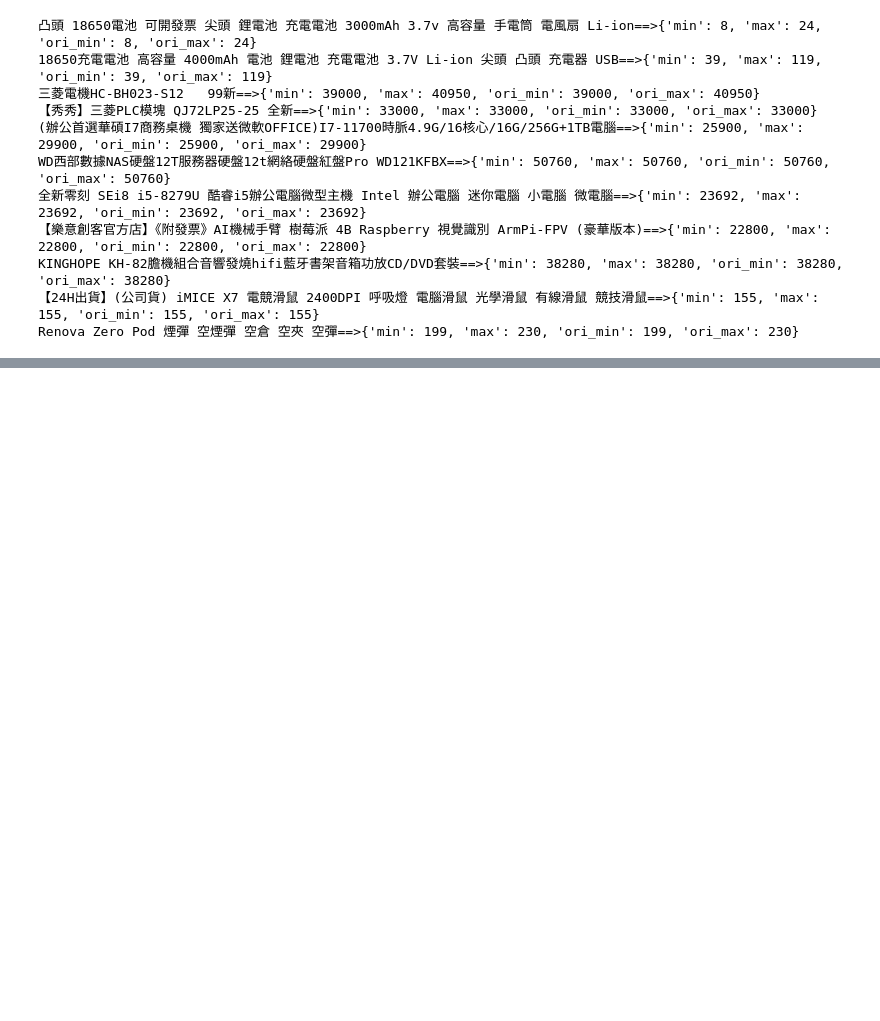
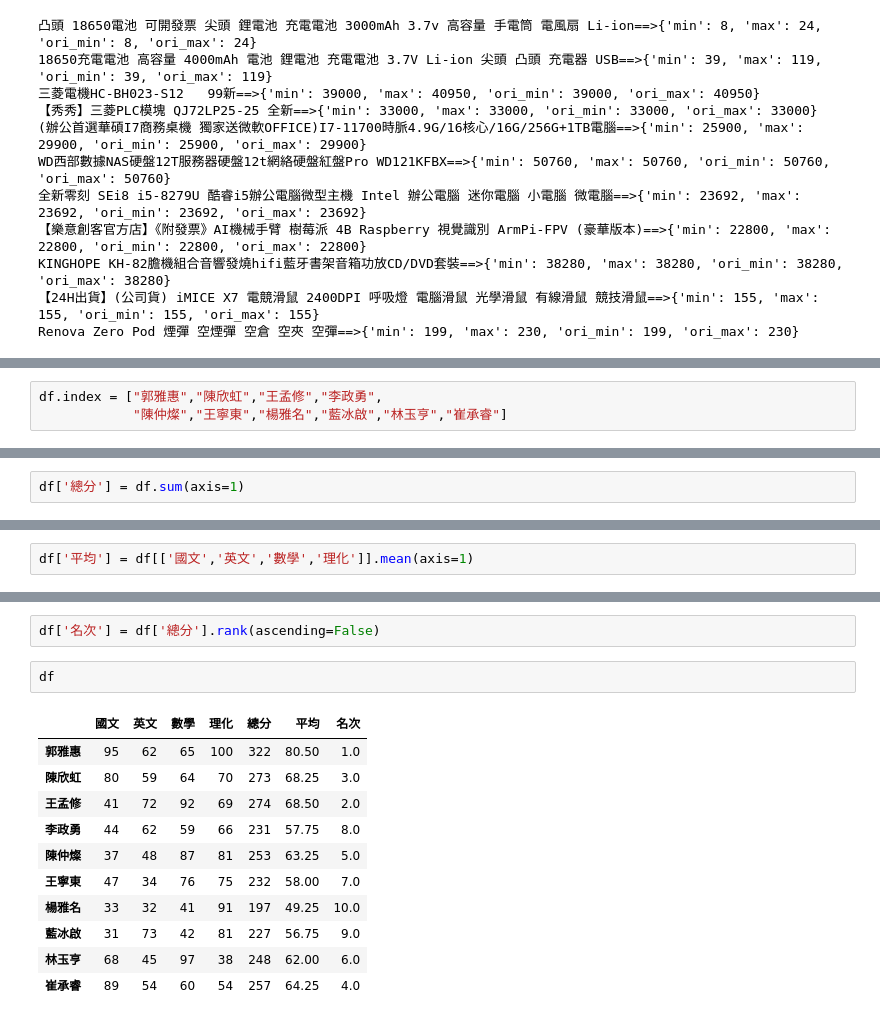
Before and after one commit to ff23108ff/20230205-Python, a Jupyter notebook: 20230304.ipynb, the cells around one changed output, grey strips where cells are left out. Saved outputs shown, nothing was run; the diff lists cells and outputs as text; blank space fills up the shorter version.

```diff
--- a/20230304.ipynb
+++ b/20230304.ipynb
@@ -563,0 +723,3 @@ Renova Zero Pod 煙彈 空煙彈 空倉 空夾 空彈==>{'min': 199, 'max': 230,
+# %%
+df.index = ["郭雅惠","陳欣虹","王孟修","李政勇",
+            "陳仲燦","王寧東","楊雅名","藍冰啟","林玉亨","崔承睿"]
@@ -563,0 +847,2 @@ Renova Zero Pod 煙彈 空煙彈 空倉 空夾 空彈==>{'min': 199, 'max': 230,
+# %%
+df['總分'] = df.sum(axis=1)
@@ -563,0 +891,2 @@ Renova Zero Pod 煙彈 空煙彈 空倉 空夾 空彈==>{'min': 199, 'max': 230,
+# %%
+df['平均'] = df[['國文','英文','數學','理化']].mean(axis=1)
@@ -563,0 +955,16 @@ Renova Zero Pod 煙彈 空煙彈 空倉 空夾 空彈==>{'min': 199, 'max': 230,
+# %%
+df['名次'] = df['總分'].rank(ascending=False)
+# %%
+df
+# %% [output]
+|  | 國文 | 英文 | 數學 | 理化 | 總分 | 平均 | 名次 |
+| 郭雅惠 | 95 | 62 | 65 | 100 | 322 | 80.50 | 1.0 |
+| 陳欣虹 | 80 | 59 | 64 | 70 | 273 | 68.25 | 3.0 |
+| 王孟修 | 41 | 72 | 92 | 69 | 274 | 68.50 | 2.0 |
+| 李政勇 | 44 | 62 | 59 | 66 | 231 | 57.75 | 8.0 |
+| 陳仲燦 | 37 | 48 | 87 | 81 | 253 | 63.25 | 5.0 |
+| 王寧東 | 47 | 34 | 76 | 75 | 232 | 58.00 | 7.0 |
+| 楊雅名 | 33 | 32 | 41 | 91 | 197 | 49.25 | 10.0 |
+| 藍冰啟 | 31 | 73 | 42 | 81 | 227 | 56.75 | 9.0 |
+| 林玉亨 | 68 | 45 | 97 | 38 | 248 | 62.00 | 6.0 |
+| 崔承睿 | 89 | 54 | 60 | 54 | 257 | 64.25 | 4.0 |
```
Also changed, not shown: parts of 62 cells of this notebook.
